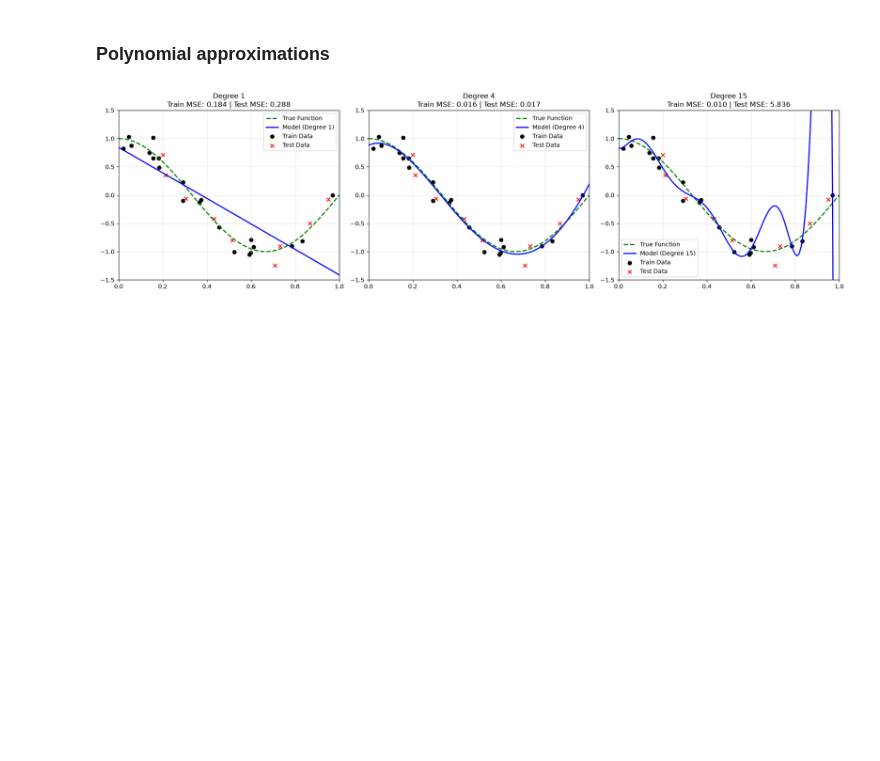
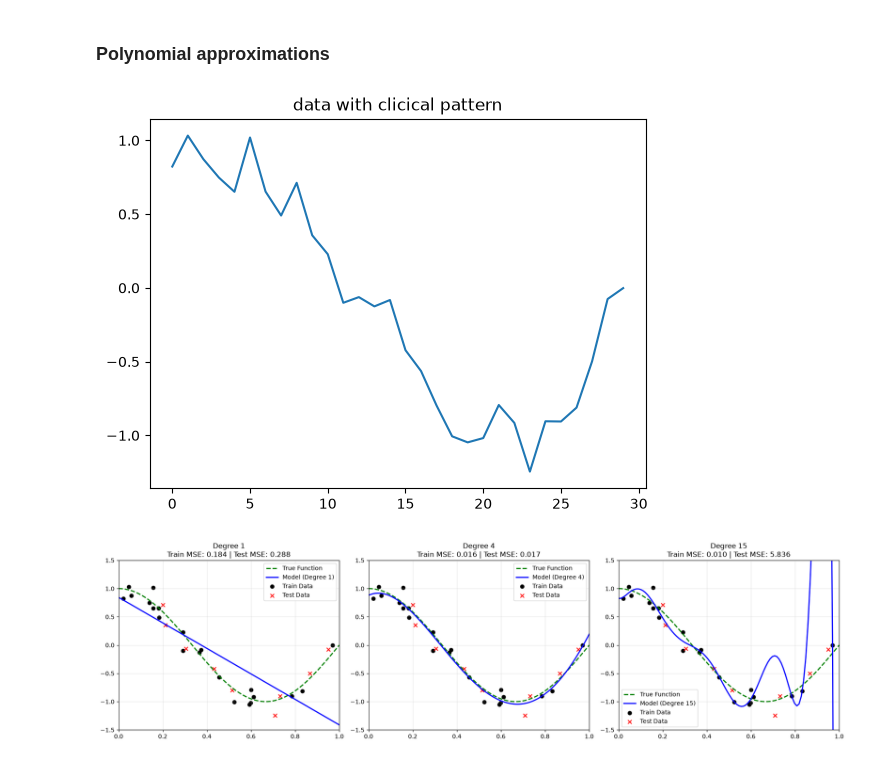
Before and after one commit to neurodidi/UCAB_ING_IAAA_INFO-02020, a Jupyter notebook: Class notebooks/W2_D2_ML_Pipeline_Example.ipynb, the cells around one changed output. Saved outputs shown, nothing was run; the diff lists cells and outputs as text; code cells hidden in the pictures; blank space fills up the shorter version.

Commit message:
docs: add synthetic data example and output plots for bias-variance trade-off

```diff
--- a/Class notebooks/W2_D2_ML_Pipeline_Example.ipynb
+++ b/Class notebooks/W2_D2_ML_Pipeline_Example.ipynb
@@ -289,33 +290,39 @@ plt.show()
 # %% [markdown]
 ### Polynomial approximations
 # %%
+# sinusoidal like wawe based on cosine
 np.random.seed(42)
 n_samples = 30
 X = np.sort(np.random.rand(n_samples))
 y = np.cos(1.5 * np.pi * X) + np.random.randn(n_samples) * 0.15
 X = X[:, np.newaxis]
+
+plt.plot(y)
+plt.title('data with clicical pattern')
 
 X_train, X_test, y_train, y_test = train_test_split(X, y, test_size=0.3, random_state=42)
 
 degrees = [1, 4, 15]
 X_plot = np.linspace(0, 1, 100)[:, np.newaxis]
 y_true = np.cos(1.5 * np.pi * X_plot)
 
 predictions = {}
 train_mse = {}
 test_mse = {}
 
 for degree in degrees:
     model = make_pipeline(
         PolynomialFeatures(degree, include_bias=False),
         StandardScaler(),
         LinearRegression()
     )
     model.fit(X_train, y_train)
 
     predictions[degree] = model.predict(X_plot)
     train_mse[degree] = mean_squared_error(y_train, model.predict(X_train))
     test_mse[degree] = mean_squared_error(y_test, model.predict(X_test))
+# %% [output]
+[figure, added]
 # %%
 fig, axes = plt.subplots(1, 3, figsize=(18, 5))
 
```
Also changed, not shown: parts of 4 cells of this notebook.
